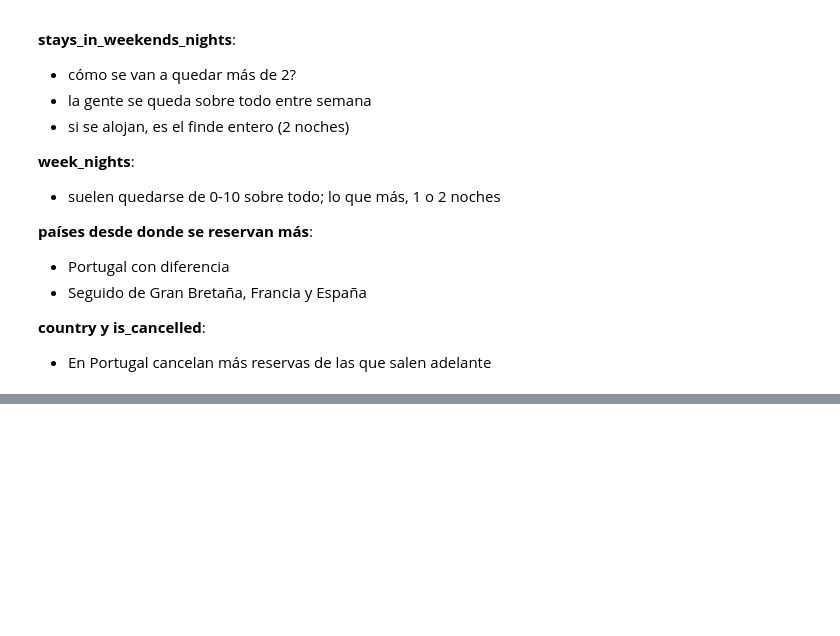
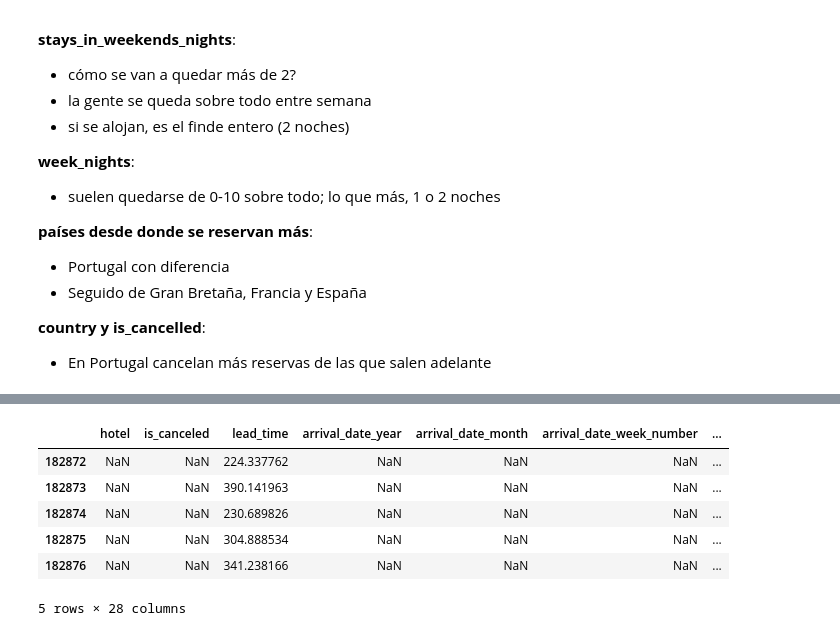
Before and after one commit to icorreald/project-da-promo-g-modulo-4-equipo-1, a Jupyter notebook: notebooks-trabajo/isa.ipynb, the cells around one changed output, grey strips where cells are left out. Cells and saved outputs as stored; diff of their text form; code cells hidden in the pictures; blank space fills up the shorter version.

```diff
--- a/notebooks-trabajo/isa.ipynb
+++ b/notebooks-trabajo/isa.ipynb
@@ -251,0 +288,12 @@ print("Valor p:", valor_p)
+# %%
+df3 = pd.read_csv('../files/df_final.csv', index_col=0)
+# %%
+df3.tail()
+# %% [output]
+|  | hotel | is_canceled | lead_time | arrival_date_year | arrival_date_month | arrival_date_week_number | ... |
+| 182872 | NaN | NaN | 224.337762 | NaN | NaN | NaN | ... |
+| 182873 | NaN | NaN | 390.141963 | NaN | NaN | NaN | ... |
+| 182874 | NaN | NaN | 230.689826 | NaN | NaN | NaN | ... |
+| 182875 | NaN | NaN | 304.888534 | NaN | NaN | NaN | ... |
+| 182876 | NaN | NaN | 341.238166 | NaN | NaN | NaN | ... |
+5 rows × 28 columns
```
Also changed, not shown: parts of 5 cells of this notebook, 6 other files.
